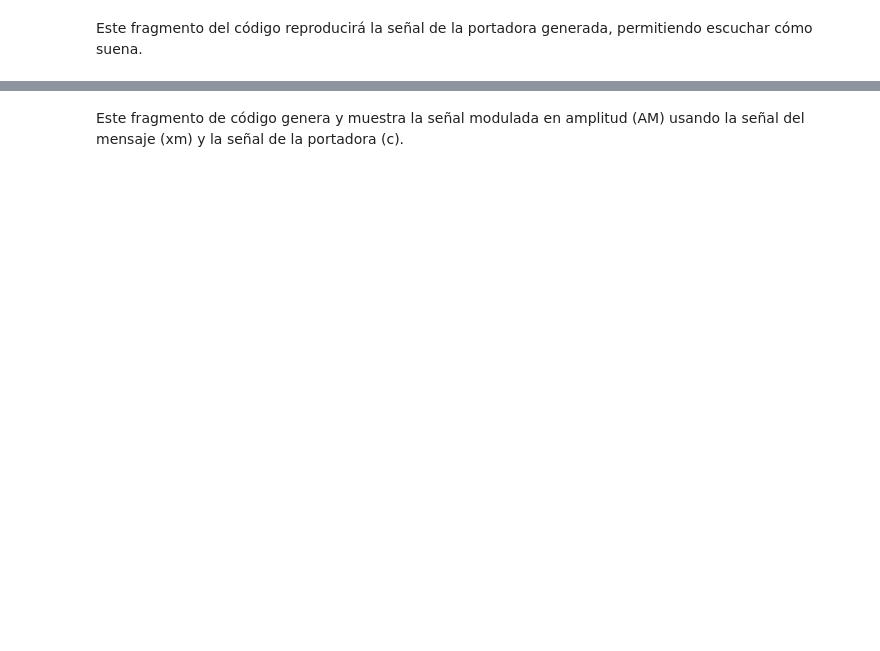
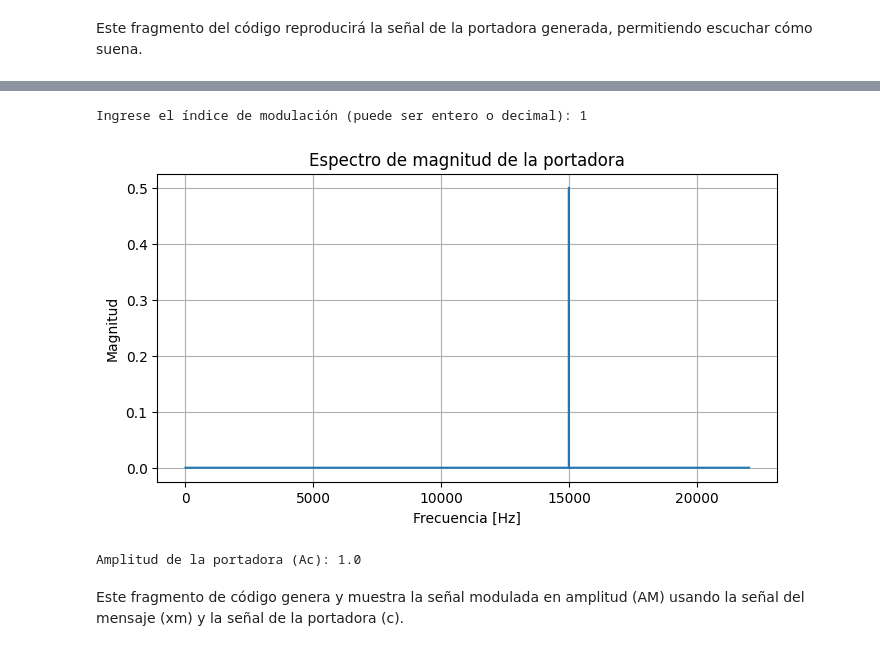
Before and after one commit to JParraArias/SignalsAndSystems2024-2, a Jupyter notebook: Parcial_2_Señales$Sistemas_2024_2.ipynb, the cells around one changed output, grey strips where cells are left out. Drawn from its saved outputs; the diff is of its cells as text; code cells hidden in the pictures; blank space fills up the shorter version.

```diff
--- a/Parcial_2_Señales$Sistemas_2024_2.ipynb
+++ b/Parcial_2_Señales$Sistemas_2024_2.ipynb
@@ -487,2 +423,43 @@ Audio(c,rate=fs) #reproducir portadora
+# %%
+import numpy as np
+import matplotlib.pyplot as plt
+
+# Parámetros
+Fc = 15000  # Frecuencia de la portadora
+fs = 44100  # Frecuencia de muestreo
+ts = 1.0    # Duración de la señal en segundos
+t = np.arange(0, ts, 1 / fs)  # Vector de tiempo
+Im = float(input("Ingrese el índice de modulación (puede ser entero o decimal): "))  # Índice de modulación
+
+# Señal portadora
+xm = np.sin(2 * np.pi * 5 * t)  # Señal mensaje (puedes reemplazarla por tu señal real)
+Ac = max(abs(xm)) / Im  # Amplitud de la portadora según el índice de modulación
+c = Ac * np.sin(2 * np.pi * Fc * t)  # Portadora
+
+# Transformada de Fourier
+C = np.fft.fft(c)  # Transformada rápida de Fourier
+frequencies = np.fft.fftfreq(len(c), 1 / fs)  # Vector de frecuencias
+C_magnitude = np.abs(C) / len(c)  # Magnitud normalizada
+C_phase = np.angle(C)  # Fase
+
+# Tomar solo las frecuencias positivas
+positive_freqs = frequencies[:len(frequencies) // 2]
+positive_magnitude = C_magnitude[:len(C_magnitude) // 2]
+
+# Graficar el espectro de magnitud
+plt.figure(figsize=(8, 4))
+plt.plot(positive_freqs, positive_magnitude)
+plt.title("Espectro de magnitud de la portadora")
+plt.xlabel("Frecuencia [Hz]")
+plt.ylabel("Magnitud")
+plt.grid()
+plt.show()
+
+# Mostrar la amplitud de la portadora
+print(f"Amplitud de la portadora (Ac): {Ac}")
+# %% [output]
+Ingrese el índice de modulación (puede ser entero o decimal): 1
+[figure, added]
+Amplitud de la portadora (Ac): 1.0
 # %% [markdown]
 Este fragmento de código genera y muestra la señal modulada en amplitud (AM) usando la señal del mensaje (xm) y la señal de la portadora (c).
```
Also changed, not shown: parts of 94 cells of this notebook.
